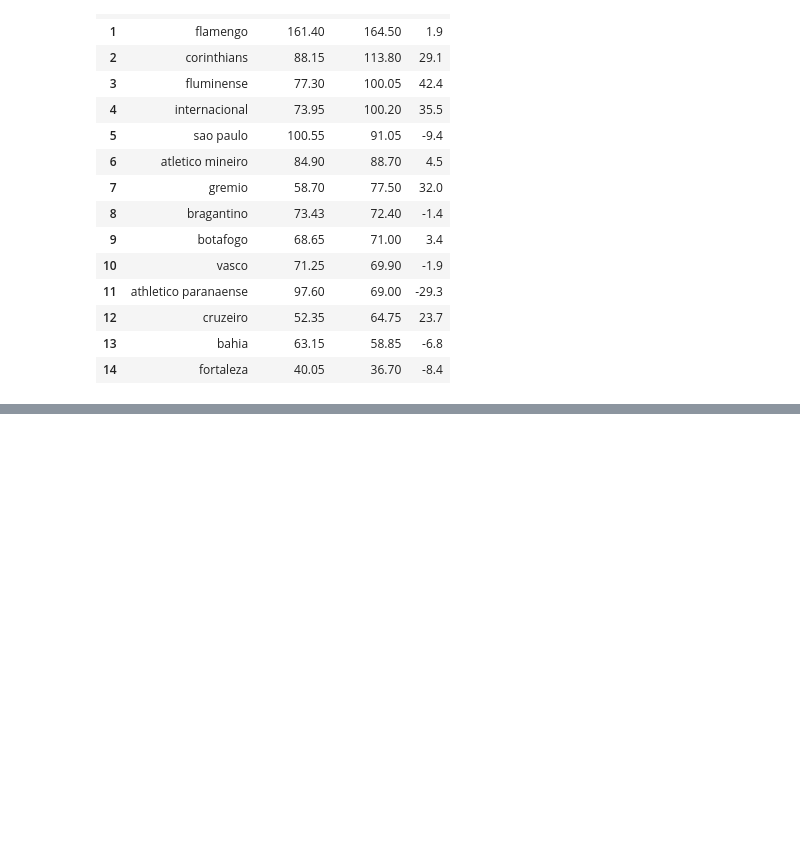
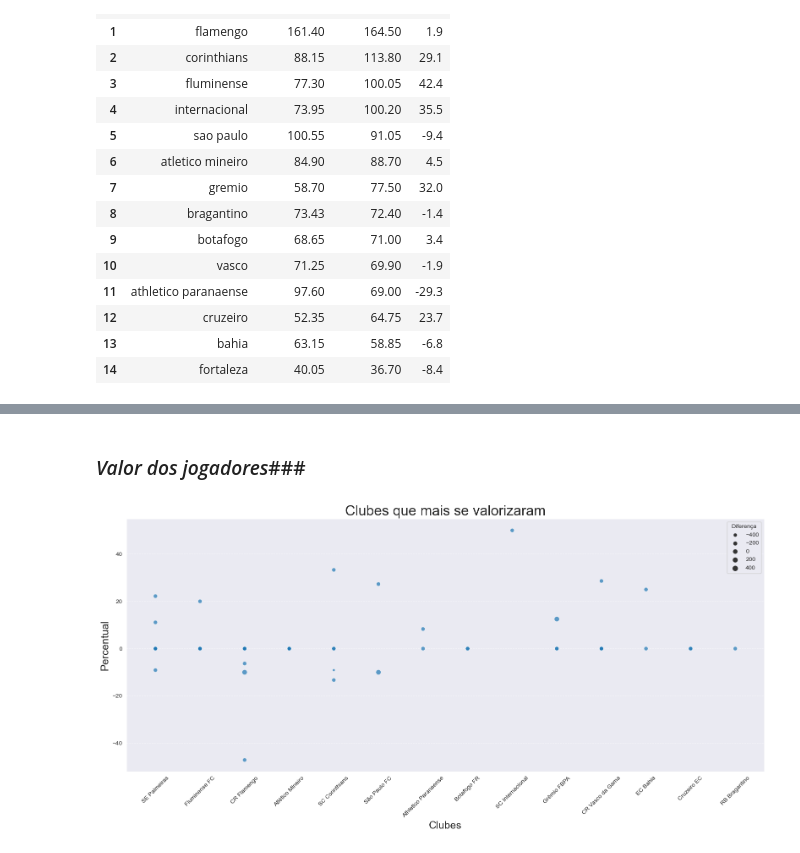
Before and after one commit to AVTBrasil/An-lise-de-Dados-no-Futebol, a Jupyter notebook: Analise_de_dados.ipynb, the cells around one changed output, grey strips where cells are left out. Saved outputs shown, nothing was run; the diff lists cells and outputs as text; code cells hidden in the pictures; blank space fills up the shorter version.

```diff
--- a/Analise_de_dados.ipynb
+++ b/Analise_de_dados.ipynb
@@ -146,0 +154,5 @@ plt.show()
+# %%
+df_5 = pd.read_csv(r"c:\Users\anton\Documents\Valor_Jogador.csv")
+
+
+df_5.head()
@@ -146,0 +166,14 @@ plt.show()
+# %% [markdown]
+### *Valor dos jogadores*###
+# %%
+plt.figure(figsize=(16, 8))  # Aumentar o tamanho da figura
+sns.scatterplot(data=df_5, x="Clube", y="%", alpha=0.7, s=50, size = 'Diferença')
+plt.title('Clubes que mais se valorizaram', size=24)
+plt.xlabel('Clubes', size=18)
+plt.ylabel('Percentual', size=18)
+plt.xticks(rotation=45)
+plt.grid(axis='y', linestyle='--', alpha=0.7)
+plt.tight_layout()  #
+plt.show()
+# %% [output]
+[figure, added]
```
Also changed, not shown: parts of 8 cells of this notebook, 2 other files.
